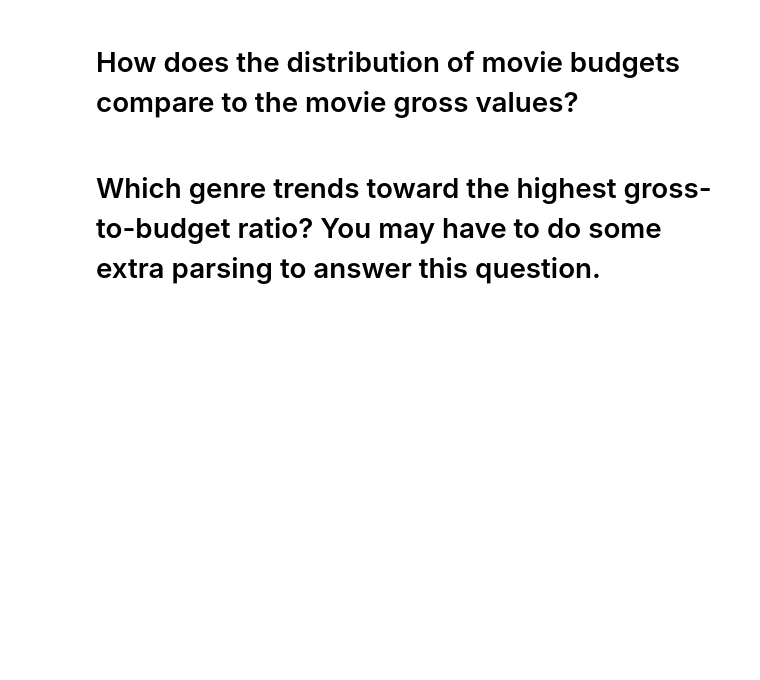
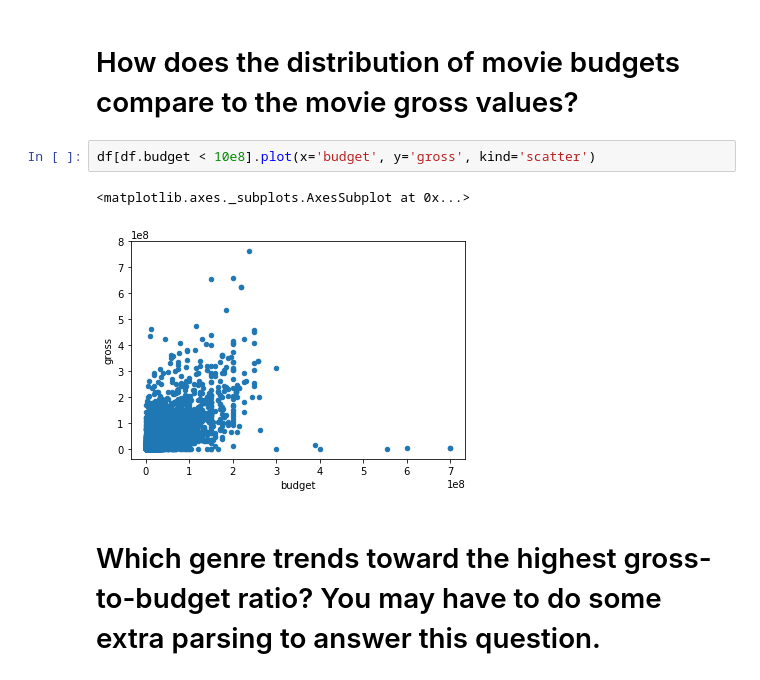
Before and after one commit to grandquista/data-science, a Jupyter notebook: imdb-notebook.ipynb, the cells around one changed output. Saved outputs shown, nothing was run; the diff lists cells and outputs as text; blank space fills up the shorter version.

```diff
--- a/imdb-notebook.ipynb
+++ b/imdb-notebook.ipynb
@@ -109,5 +142,10 @@ false_negatives.plot(x='profit', y='imdb_score', kind='scatter')
 # %% [markdown]
 # How does the distribution of movie budgets compare to the movie gross values?
+# %%
+df[df.budget < 10e8].plot(x='budget', y='gross', kind='scatter')
+# %% [output]
+<matplotlib.axes._subplots.AxesSubplot at 0x...>
+[figure, added]
 # %% [markdown]
 # Which genre trends toward the highest gross-to-budget ratio? You may have to do some extra parsing to answer this question.
 # %% [markdown]
```
Also changed, not shown: parts of 8 cells of this notebook.
